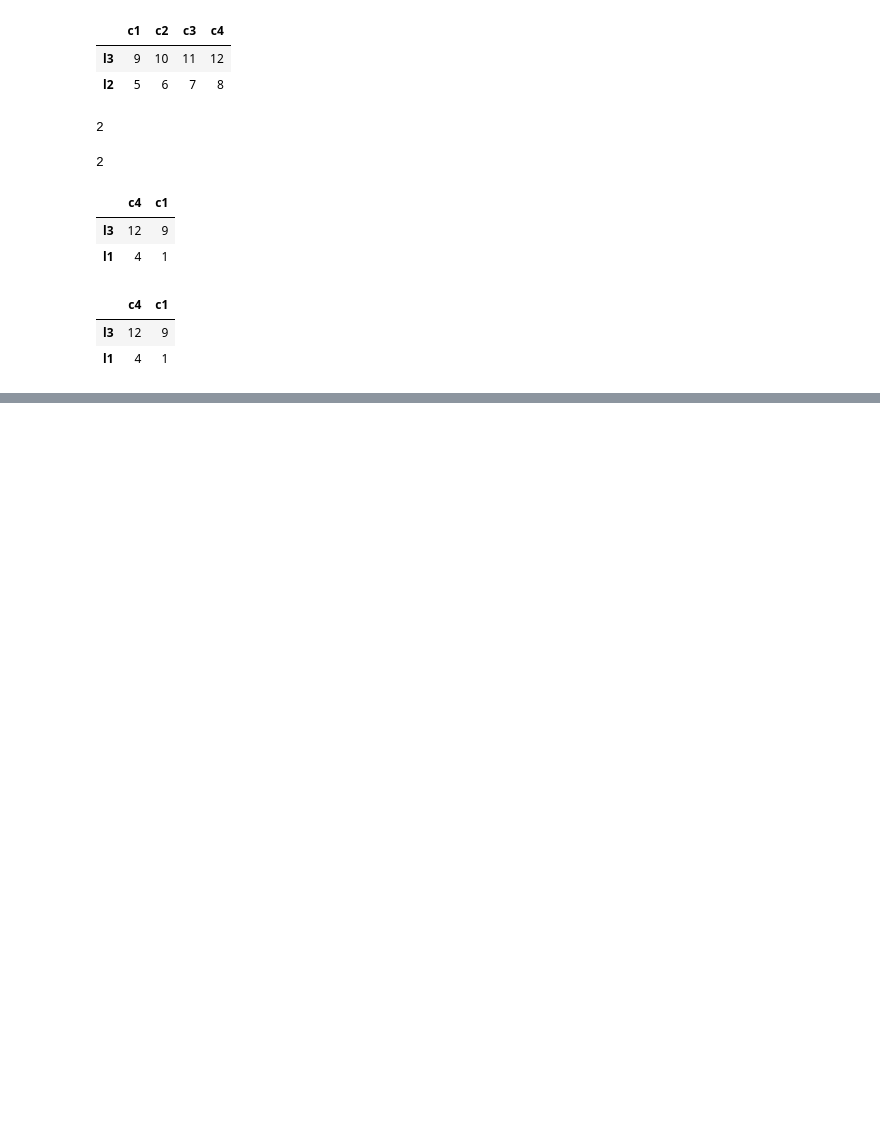
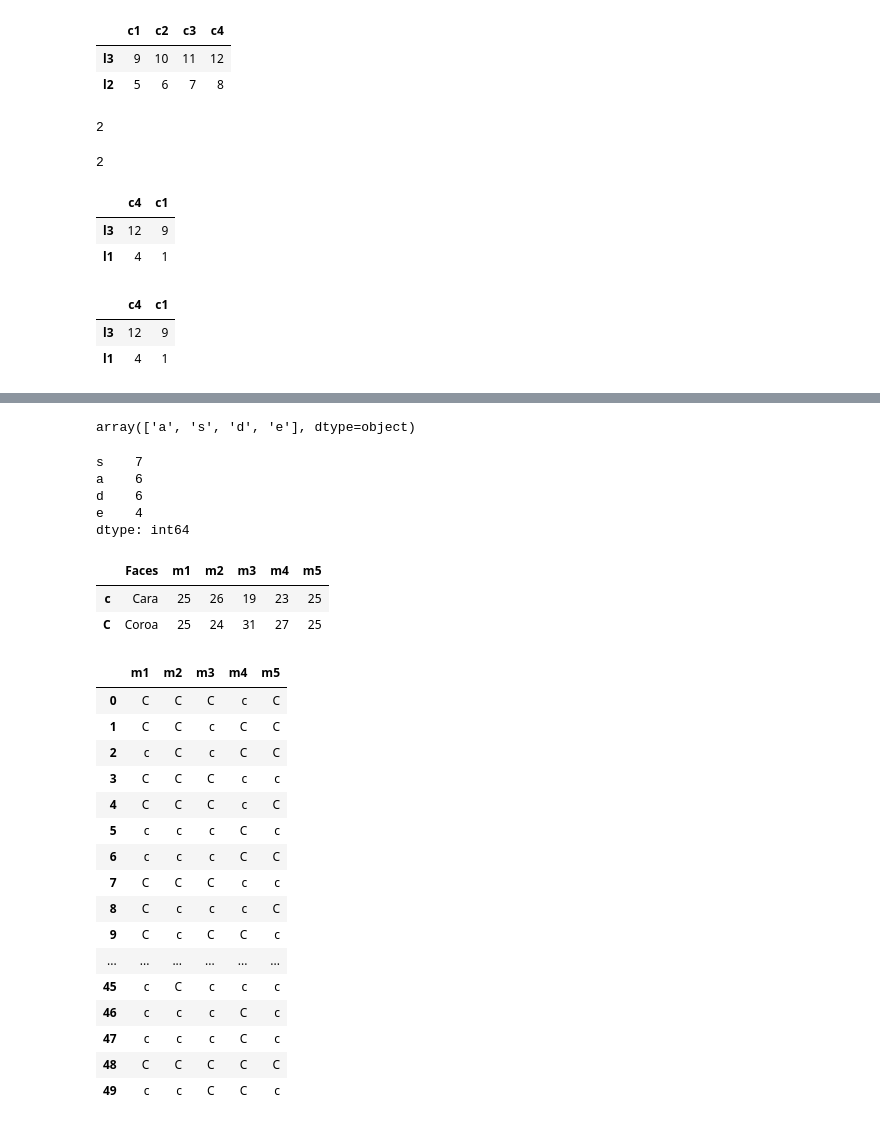
Before and after one commit to andrade-lcs/Data_Science_alura, a Jupyter notebook: pandas_alura_extra.ipynb, the cells around one changed output, grey strips where cells are left out. Cells and saved outputs as stored; diff of their text form; code cells hidden in the pictures; blank space fills up the shorter version.

```diff
--- a/pandas_alura_extra.ipynb
+++ b/pandas_alura_extra.ipynb
@@ -353,0 +489,56 @@ df.iloc[[2, 0], [3,  0]]
+# %%
+s.unique()
+# %% [output]
+array(['a', 's', 'd', 'e'], dtype=object)
+# %%
+s.value_counts()
+# %% [output]
+s    7
+a    6
+d    6
+e    4
+dtype: int64
+# %%
+m1 = 'CCcCCccCCCccCcCccCcCcCCCcCCcccCCcCcCcCcccCCcCcccCc'
+m2 = 'CCCCCccCccCcCCCCccCccccCccCccCCcCccCcCcCCcCccCccCc'
+m3 = 'CccCCccCcCCCCCCCCCCcccCccCCCCCCccCCCcccCCCcCCcccCC'
+m4 = 'cCCccCCccCCccCCccccCcCcCcCcCcCcCCCCccccCCCcCCcCCCC'
+m5 = 'CCCcCcCcCcCCCcCCcCcCCccCcCCcccCccCCcCcCcCcCcccccCc'
+# %%
+eventos = {'m1': list(m1),
+            'm2': list(m2),
+            'm3': list(m3),
+            'm4': list(m4),
+            'm5': list(m5)}
+moedas = pd.DataFrame(eventos)
+df = pd.DataFrame(data = ['Cara', 'Coroa'],
+                    index = ['c', 'C'],
+                    columns = ['Faces'])
+for item in moedas:
+    df = pd.concat([df, moedas[item].value_counts()],
+                    axis = 1)
+df
+# %% [output]
+|  | Faces | m1 | m2 | m3 | m4 | m5 |
+| c | Cara | 25 | 26 | 19 | 23 | 25 |
+| C | Coroa | 25 | 24 | 31 | 27 | 25 |
+# %%
+moedas
+# %% [output]
+|  | m1 | m2 | m3 | m4 | m5 |
+| 0 | C | C | C | c | C |
+| 1 | C | C | c | C | C |
+| 2 | c | C | c | C | C |
+| 3 | C | C | C | c | c |
+| 4 | C | C | C | c | C |
+| 5 | c | c | c | C | c |
+| 6 | c | c | c | C | C |
+| 7 | C | C | C | c | c |
+| 8 | C | c | c | c | C |
+| 9 | C | c | C | C | c |
+| ... | ... | ... | ... | ... | ... |
+| 45 | c | C | c | c | c |
+| 46 | c | c | c | C | c |
+| 47 | c | c | c | C | c |
+| 48 | C | C | C | C | C |
+| 49 | c | c | C | C | c |
```
Also changed, not shown: parts of 12 cells of this notebook.
